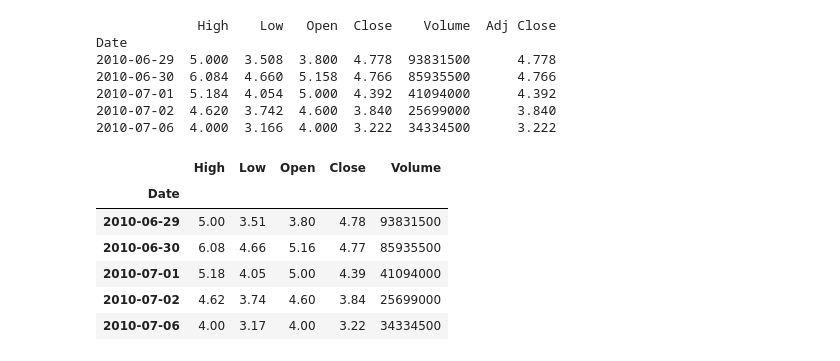
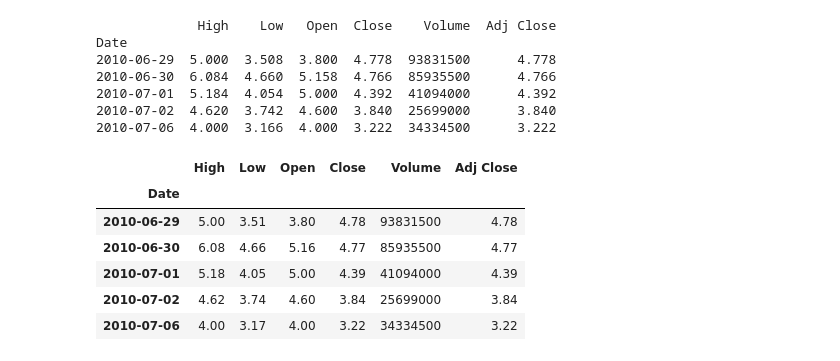
Before and after one commit to quitribo/sentdex-finance, a Jupyter notebook: tutfin1.ipynb, the cells around one changed output. Cells and saved outputs as stored; diff of their text form; code cells hidden in the pictures.

```diff
--- a/tutfin1.ipynb
+++ b/tutfin1.ipynb
@@ -23,16 +23,16 @@ Date
 # %%
 df.reset_index(inplace=True)
 df.set_index('Date',inplace=True)
-df.drop(['Adj Close'],axis=1,inplace=True)
+# df.drop(['Adj Close'],axis=1,inplace=True)
 df.head().round(2)
 # %% [output]
-|  | High | Low | Open | Close | Volume |
-| Date |  |  |  |  |  |
-| 2010-06-29 | 5.00 | 3.51 | 3.80 | 4.78 | 93831500 |
-| 2010-06-30 | 6.08 | 4.66 | 5.16 | 4.77 | 85935500 |
-| 2010-07-01 | 5.18 | 4.05 | 5.00 | 4.39 | 41094000 |
-| 2010-07-02 | 4.62 | 3.74 | 4.60 | 3.84 | 25699000 |
-| 2010-07-06 | 4.00 | 3.17 | 4.00 | 3.22 | 34334500 |
+|  | High | Low | Open | Close | Volume | Adj Close |
+| Date |  |  |  |  |  |  |
+| 2010-06-29 | 5.00 | 3.51 | 3.80 | 4.78 | 93831500 | 4.78 |
+| 2010-06-30 | 6.08 | 4.66 | 5.16 | 4.77 | 85935500 | 4.77 |
+| 2010-07-01 | 5.18 | 4.05 | 5.00 | 4.39 | 41094000 | 4.39 |
+| 2010-07-02 | 4.62 | 3.74 | 4.60 | 3.84 | 25699000 | 3.84 |
+| 2010-07-06 | 4.00 | 3.17 | 4.00 | 3.22 | 34334500 | 3.22 |
 # %%
 df.to_csv('TSLA.csv')
 # %%
```
Also changed, not shown: parts of 5 cells of this notebook, 1 other file.
